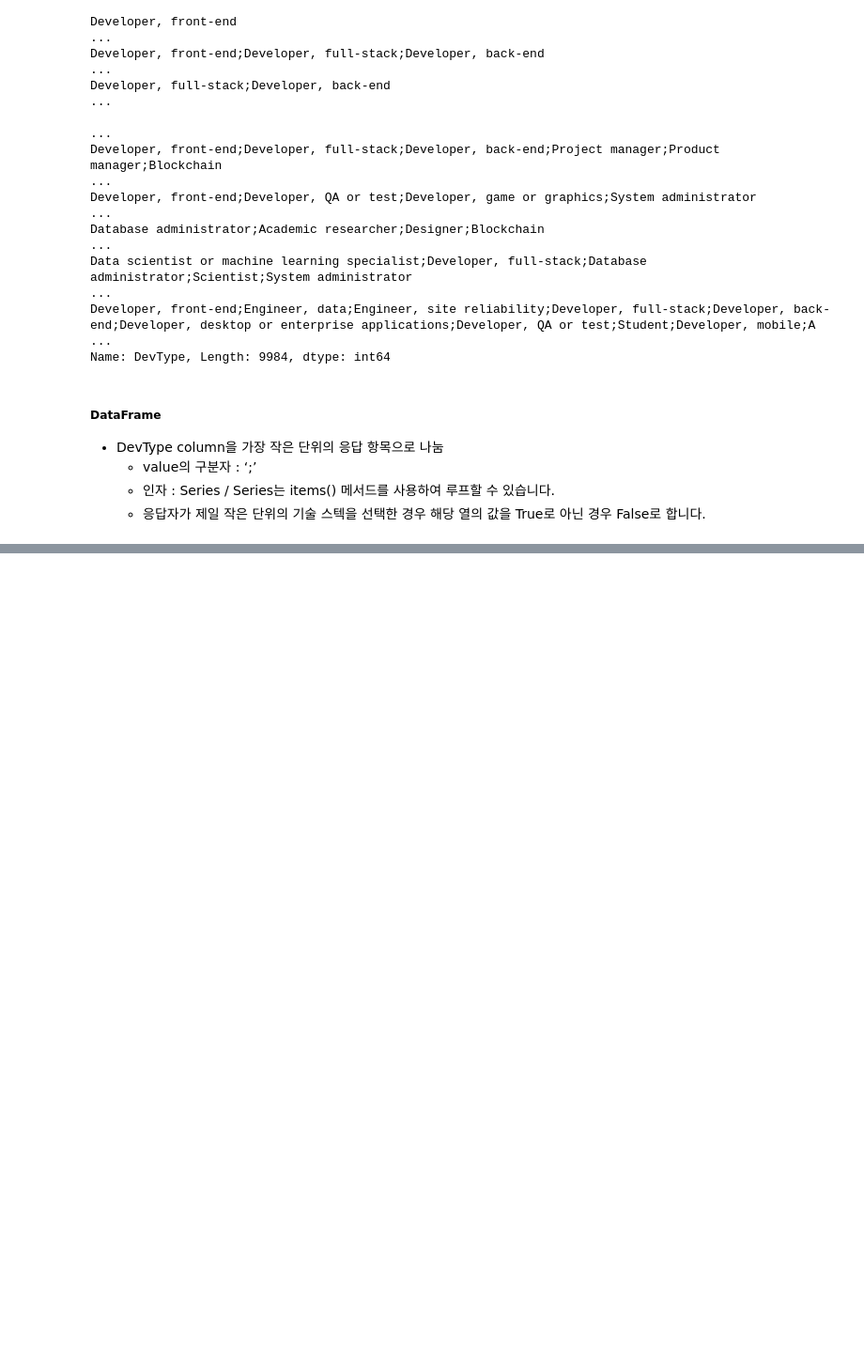
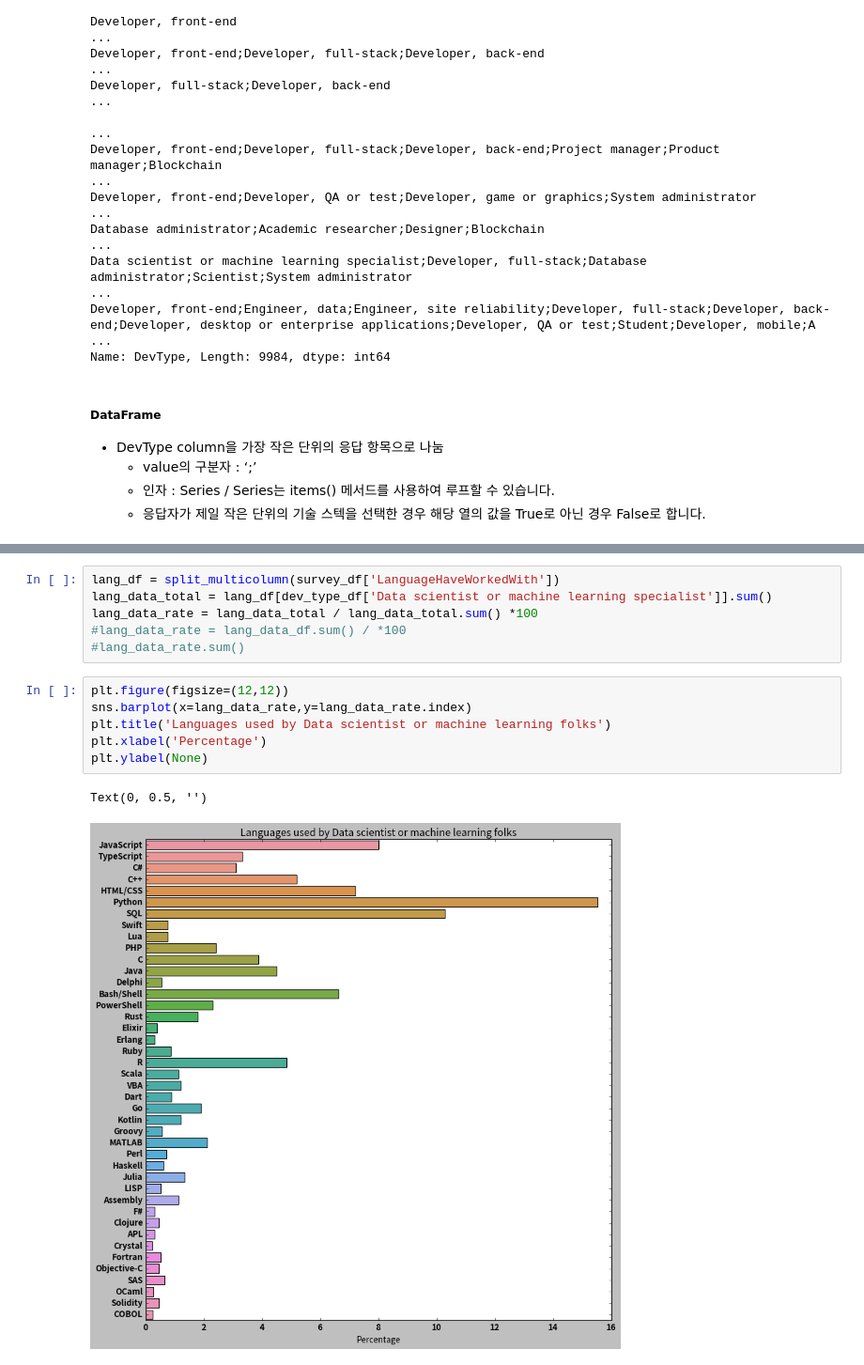
Before and after one commit to yulmu99/Playdata, a Jupyter notebook: python_basic/22Seaborn2.ipynb, the cells around one changed output, grey strips where cells are left out. Shown at 94% size. Saved outputs shown, nothing was run; the diff lists cells and outputs as text; blank space fills up the shorter version.

```diff
--- a/22Seaborn2.ipynb
+++ b/python_basic/22Seaborn2.ipynb
@@ -800,0 +957,15 @@ Name: DevType, Length: 9984, dtype: int64
+# %%
+lang_df = split_multicolumn(survey_df['LanguageHaveWorkedWith'])
+lang_data_total = lang_df[dev_type_df['Data scientist or machine learning specialist']].sum()
+lang_data_rate = lang_data_total / lang_data_total.sum() *100
+#lang_data_rate = lang_data_df.sum() / *100
+#lang_data_rate.sum()
+# %%
+plt.figure(figsize=(12,12))
+sns.barplot(x=lang_data_rate,y=lang_data_rate.index)
+plt.title('Languages used by Data scientist or machine learning folks')
+plt.xlabel('Percentage')
+plt.ylabel(None)
+# %% [output]
+Text(0, 0.5, '')
+[figure, added]
```
Also changed, not shown: parts of 20 cells of this notebook, 11 other files.
